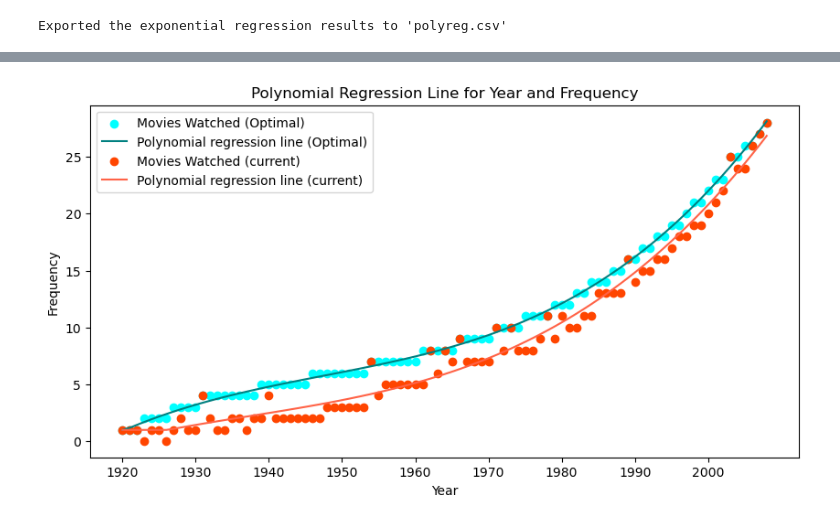
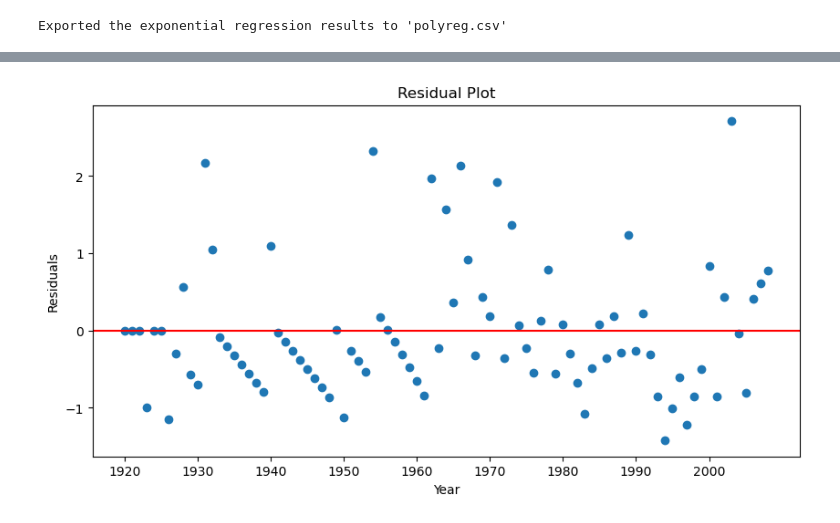
Before and after one commit to SpicyMcSpice1938/Depraved-Selection, a Jupyter notebook: polyreg.ipynb, the cells around one changed output, grey strips where cells are left out. Saved outputs shown, nothing was run; the diff lists cells and outputs as text; code cells hidden in the pictures.

```diff
--- a/polyreg.ipynb
+++ b/polyreg.ipynb
@@ -52,10 +53,11 @@ plt.show()
 # %%
 # chop the frequency distribution to match the min and max years
+year_frequency_old = year_frequency.copy()
 year_frequency = year_frequency[(year_frequency['Year'] >= min_year) & (year_frequency['Year'] <= max_year)]
 X = year_frequency['Year'].values.reshape(-1, 1)
 y = year_frequency['Frequency'].values
 
-print(year_frequency)
+# print(year_frequency)
 
 
 
@@ -65,3 +67,9 @@ model = LinearRegression()
 model.fit(X_poly, y)
 regression_line = model.predict(X_poly)
 regression_line = np.where(regression_line <= 1, 1, regression_line)
+
+# another regression line
+model2 = LinearRegression()
+model2.fit(X, y)
+regression_line2 = model2.predict(X)
+regression_line2 = np.where(regression_line2 <= 1, 1, regression_line2)
@@ -103,0 +118,6 @@ y = -355312.3395 + 0.000000x^1 + 550.049678x^2 + -0.283891x^3 + 0.000049x^4
+# %%
+# calculate residuals of the linear regression
+results_df['Linear_Predictions'] = regression_line2
+results_df['Linear_Residuals'] = results_df['Frequency'] - results_df['Linear_Predictions']
+print("\nValues with linear residuals <= -1")
+print(results_df[['Year', 'Frequency', 'Linear_Predictions', 'Linear_Residuals']][results_df['Linear_Residuals'] <= -1].sort_values(by='Linear_Residuals'))
@@ -152,43 +189,43 @@ The year with the lowest negative residual is 1947
 #     img_tag = img['alt']
 #     print(f"The most popular movie in {min_resid_yr} from your watchlist is {img_tag}")
 # %%
-old_regression_line = regression_line
-num_rounds = 0
-freq_copy = results_df.copy()
-only_increasing = False
+# old_regression_line = regression_line
+# num_rounds = 0
+# freq_copy = results_df.copy()
+# only_increasing = False
 
-while only_increasing == False:
-    new_min_resid_yr = freq_copy.loc[freq_copy['Residuals'].idxmin(), 'Year']
-    num_rounds += 1
-    freq_copy.loc[freq_copy['Year'] == new_min_resid_yr, 'Frequency'] += 1
+# while only_increasing == False:
+#     new_min_resid_yr = freq_copy.loc[freq_copy['Residuals'].idxmin(), 'Year']
+#     num_rounds += 1
+#     freq_copy.loc[freq_copy['Year'] == new_min_resid_yr, 'Frequency'] += 1
 
-    X = freq_copy['Year'].values.reshape(-1, 1)
-    y = freq_copy['Frequency'].values
-    poly = PolynomialFeatures(degree=degr)
-    X_poly = poly.fit_transform(X)
-    model = LinearRegression()
-    model.fit(X_poly, y)
-    new_regression_line = model.predict(X_poly)
-    new_regression_line = np.where(new_regression_line <= 1, 1, new_regression_line)
-    freq_copy['Exponential_Predictions'] = new_regression_line
-    freq_copy['Residuals'] = freq_copy['Frequency'] - freq_copy['Exponential_Predictions']
-    # runs through the frequency column to check if it is only increasing
-    only_increasing = all(freq_copy['Frequency'].iloc[i] <= freq_copy['Frequency'].iloc[i+1] for i in range(len(freq_copy)-1))
+#     X = freq_copy['Year'].values.reshape(-1, 1)
+#     y = freq_copy['Frequency'].values
+#     poly = PolynomialFeatures(degree=degr)
+#     X_poly = poly.fit_transform(X)
+#     model = LinearRegression()
+#     model.fit(X_poly, y)
+#     new_regression_line = model.predict(X_poly)
+#     new_regression_line = np.where(new_regression_line <= 1, 1, new_regression_line)
+#     freq_copy['Exponential_Predictions'] = new_regression_line
+#     freq_copy['Residuals'] = freq_copy['Frequency'] - freq_copy['Exponential_Predictions']
+#     # runs through the frequency column to check if it is only increasing
+#     only_increasing = all(freq_copy['Frequency'].iloc[i] <= freq_copy['Frequency'].iloc[i+1] for i in range(len(freq_copy)-1))
 
-print(f"Number of rounds to reach only increasing: {num_rounds}")
+# print(f"Number of rounds to reach only increasing: {num_rounds}")
 
 
-plt.figure(figsize=(10, 5))
-plt.scatter(freq_copy['Year'], freq_copy['Frequency'], label='Movies Watched (Optimal)', color='aqua')
-plt.plot(freq_copy['Year'], new_regression_line, color='teal', label='Polynomial regression line (Optimal)')
-plt.scatter(year_frequency['Year'], year_frequency['Frequency'], label='Movies Watched (current)', color='orangered')
-plt.plot(year_frequency['Year'], old_regression_line, color='tomato', label='Polynomial regression line (current)')
-plt.xlabel('Year')
-plt.ylabel('Frequency')
-plt.title('Polynomial Regression Line for Year and Frequency')
-plt.legend()
-plt.xticks(np.arange(min_year, max_year+1, 10))
-plt.show()
+# plt.figure(figsize=(10, 5))
+# plt.scatter(freq_copy['Year'], freq_copy['Frequency'], label='Movies Watched (Optimal)', color='aqua')
+# plt.plot(freq_copy['Year'], new_regression_line, color='teal', label='Polynomial regression line (Optimal)')
+# plt.scatter(year_frequency['Year'], year_frequency['Frequency'], label='Movies Watched (current)', color='orangered')
+# plt.plot(year_frequency['Year'], old_regression_line, color='tomato', label='Polynomial regression line (current)')
+# plt.xlabel('Year')
+# plt.ylabel('Frequency')
+# plt.title('Polynomial Regression Line for Year and Frequency')
+# plt.legend()
+# plt.xticks(np.arange(min_year, max_year+1, 10))
+# plt.show()
 
 # residual plot
 plt.figure(figsize=(10, 5))
@@ -204 +240 @@ Number of rounds to reach only increasing: 161
-[figure, old version]
+[figure, new version]
```
Also changed, not shown: parts of 12 cells of this notebook.
